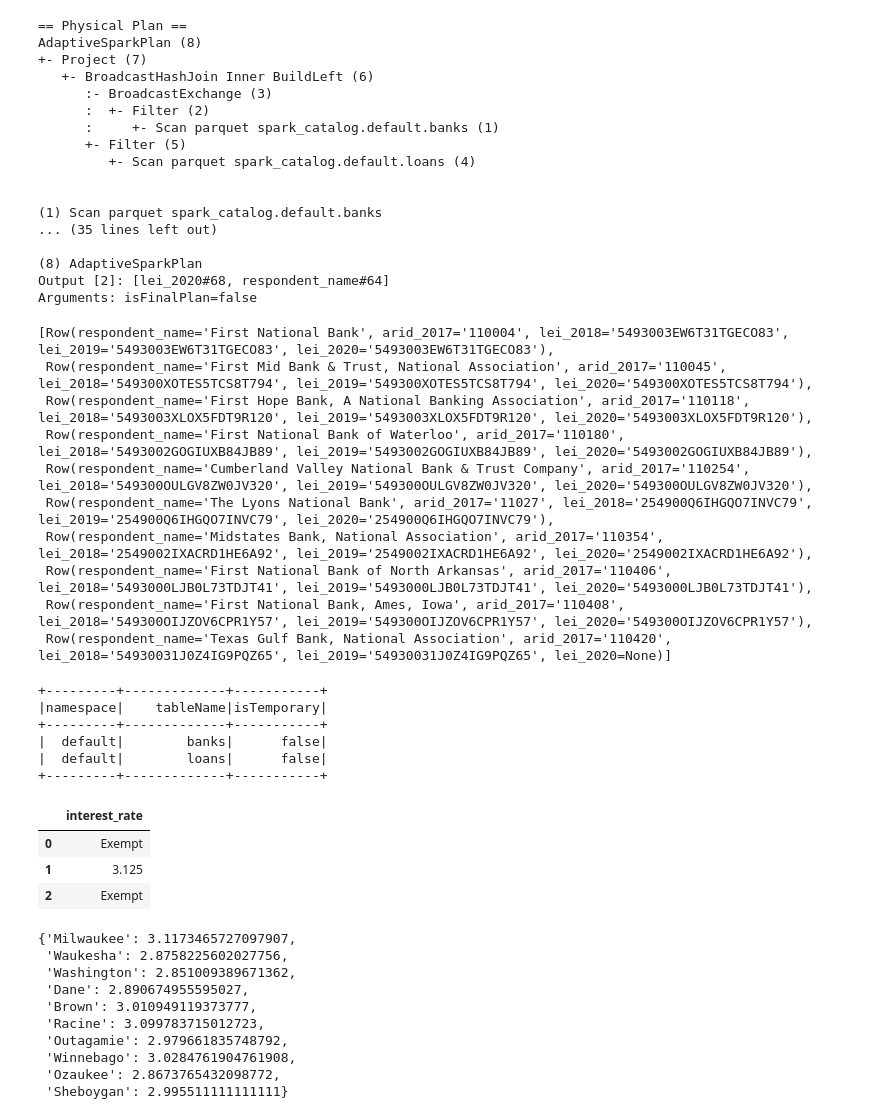
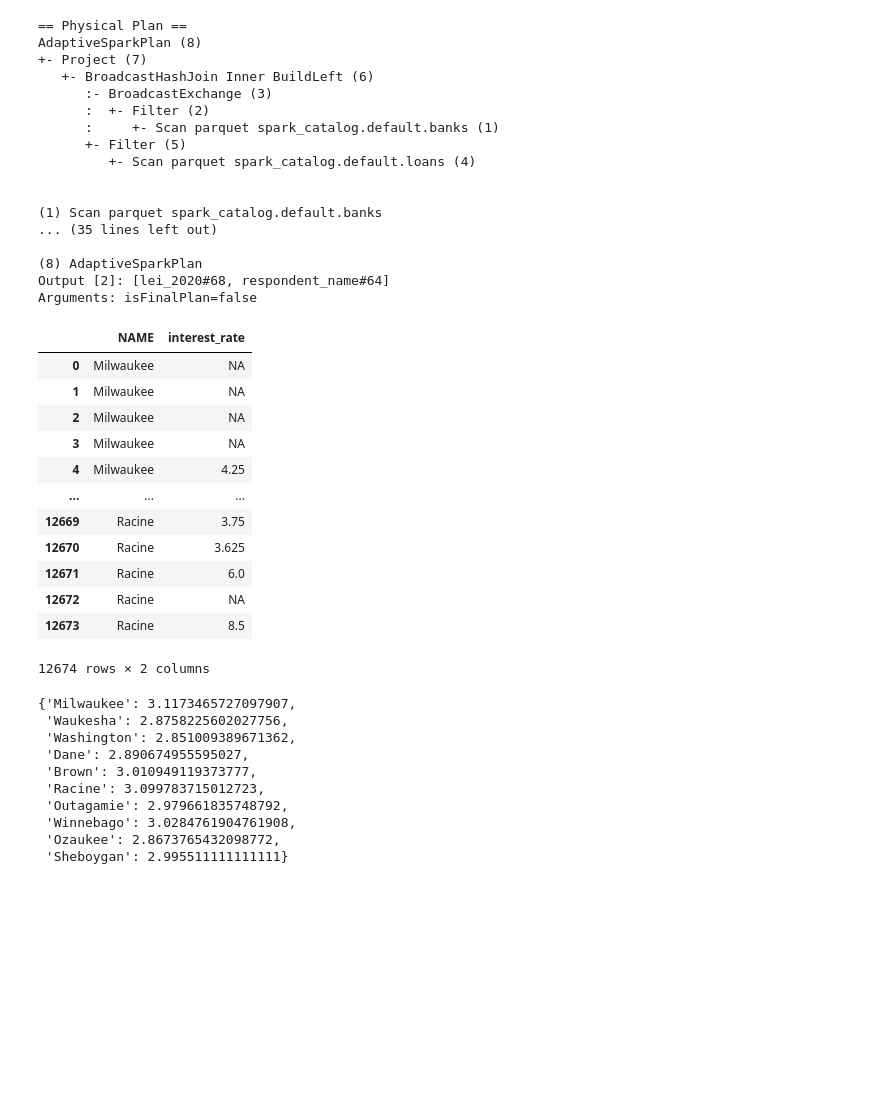
Before and after one commit to youngwoo98/cs544-big-data-systems, a Jupyter notebook: nb/p5.ipynb, the cells around one changed output. Drawn from its saved outputs; the diff is of its cells as text; code cells hidden in the pictures; blank space fills up the shorter version.

```diff
--- a/nb/p5.ipynb
+++ b/nb/p5.ipynb
@@ -144,40 +144,29 @@ AdaptiveSparkPlan (8)
 (8) AdaptiveSparkPlan
 Output [2]: [lei_2020#68, respondent_name#64]
 Arguments: isFinalPlan=false
-# %%
-spark.sql("""
-SELECT * FROM banks
- """).limit(10).collect()
-# %% [output]
-[Row(respondent_name='First National Bank', arid_2017='110004', lei_2018='5493003EW6T31TGECO83', lei_2019='5493003EW6T31TGECO83', lei_2020='5493003EW6T31TGECO83'),
- Row(respondent_name='First Mid Bank & Trust, National Association', arid_2017='110045', lei_2018='549300XOTES5TCS8T794', lei_2019='549300XOTES5TCS8T794', lei_2020='549300XOTES5TCS8T794'),
- Row(respondent_name='First Hope Bank, A National Banking Association', arid_2017='110118', lei_2018='5493003XLOX5FDT9R120', lei_2019='5493003XLOX5FDT9R120', lei_2020='5493003XLOX5FDT9R120'),
- Row(respondent_name='First National Bank of Waterloo', arid_2017='110180', lei_2018='5493002GOGIUXB84JB89', lei_2019='5493002GOGIUXB84JB89', lei_2020='5493002GOGIUXB84JB89'),
- Row(respondent_name='Cumberland Valley National Bank & Trust Company', arid_2017='110254', lei_2018='549300OULGV8ZW0JV320', lei_2019='549300OULGV8ZW0JV320', lei_2020='549300OULGV8ZW0JV320'),
- Row(respondent_name='The Lyons National Bank', arid_2017='11027', lei_2018='254900Q6IHGQO7INVC79', lei_2019='254900Q6IHGQO7INVC79', lei_2020='254900Q6IHGQO7INVC79'),
- Row(respondent_name='Midstates Bank, National Association', arid_2017='110354', lei_2018='2549002IXACRD1HE6A92', lei_2019='2549002IXACRD1HE6A92', lei_2020='2549002IXACRD1HE6A92'),
- Row(respondent_name='First National Bank of North Arkansas', arid_2017='110406', lei_2018='5493000LJB0L73TDJT41', lei_2019='5493000LJB0L73TDJT41', lei_2020='5493000LJB0L73TDJT41'),
- Row(respondent_name='First National Bank, Ames, Iowa', arid_2017='110408', lei_2018='549300OIJZOV6CPR1Y57', lei_2019='549300OIJZOV6CPR1Y57', lei_2020='549300OIJZOV6CPR1Y57'),
- Row(respondent_name='Texas Gulf Bank, National Association', arid_2017='110420', lei_2018='54930031J0Z4IG9PQZ65', lei_2019='54930031J0Z4IG9PQZ65', lei_2020=None)]
-# %%
-spark.sql("SHOW TABLES").show()
-# %% [output]
-+---------+-------------+-----------+
-|namespace|    tableName|isTemporary|
-+---------+-------------+-----------+
-|  default|        banks|      false|
-|  default|        loans|      false|
-+---------+-------------+-----------+
-# %%
-spark.sql("""
-            SELECT interest_rate FROM loans
-            LIMIT 3
-            """).toPandas().head()
-# %% [output]
-|  | interest_rate |
-| 0 | Exempt |
-| 1 | 3.125 |
-| 2 | Exempt |
+# %%
+pandas_df = spark.sql("""
+            SELECT NAME, interest_rate
+            FROM banks
+            INNER JOIN loans ON banks.lei_2020=loans.lei
+            INNER JOIN counties ON loans.county_code = counties.STATE*1000 + counties.COUNTY
+            WHERE respondent_name = 'Wells Fargo Bank, National Association'
+            """).toPandas()
+pandas_df
+# %% [output]
+|  | NAME | interest_rate |
+| 0 | Milwaukee | NA |
+| 1 | Milwaukee | NA |
+| 2 | Milwaukee | NA |
+| 3 | Milwaukee | NA |
+| 4 | Milwaukee | 4.25 |
+| ... | ... | ... |
+| 12669 | Racine | 3.75 |
+| 12670 | Racine | 3.625 |
+| 12671 | Racine | 6.0 |
+| 12672 | Racine | NA |
+| 12673 | Racine | 8.5 |
+12674 rows × 2 columns
 # %%
 #q7
 pandas_df = spark.sql("""
```
Also changed, not shown: parts of 21 cells of this notebook.
